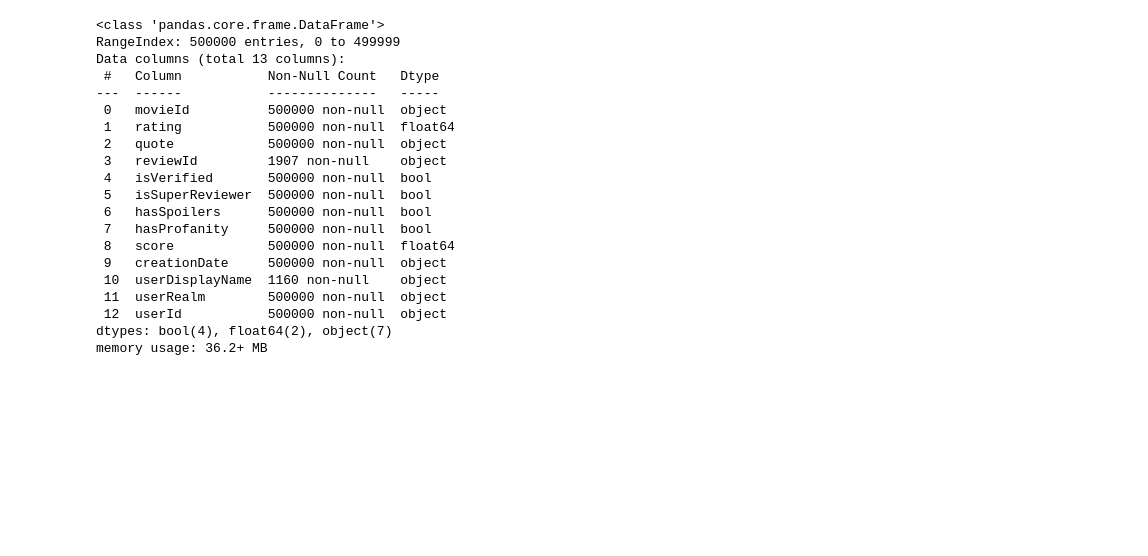
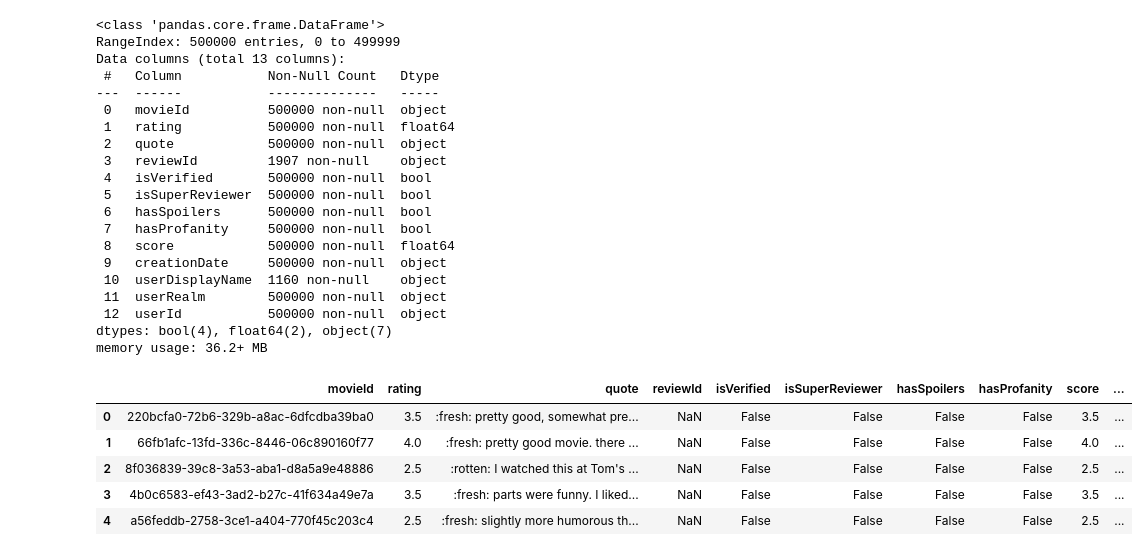
Before and after one commit to chingu-voyages/v51-tier3-team-39, a Jupyter notebook: chingu.ipynb, the cells around one changed output. Drawn from its saved outputs; the diff is of its cells as text; code cells hidden in the pictures; blank space fills up the shorter version.

```diff
--- a/chingu.ipynb
+++ b/chingu.ipynb
@@ -80,3 +163,12 @@ Data columns (total 13 columns):
  12  userId           500000 non-null  object
 dtypes: bool(4), float64(2), object(7)
 memory usage: 36.2+ MB
+# %%
+user_reviews.head()
+# %% [output]
+|  | movieId | rating | quote | reviewId | isVerified | isSuperReviewer | hasSpoilers | hasProfanity | score | ... |
+| 0 | 220bcfa0-72b6-329b-a8ac-6dfcdba39ba0 | 3.5 | :fresh: pretty good, somewhat pre... | NaN | False | False | False | False | 3.5 | ... |
+| 1 | 66fb1afc-13fd-336c-8446-06c890160f77 | 4.0 | :fresh: pretty good movie. there ... | NaN | False | False | False | False | 4.0 | ... |
+| 2 | 8f036839-39c8-3a53-aba1-d8a5a9e48886 | 2.5 | :rotten: I watched this at Tom's ... | NaN | False | False | False | False | 2.5 | ... |
+| 3 | 4b0c6583-ef43-3ad2-b27c-41f634a49e7a | 3.5 | :fresh: parts were funny. I liked... | NaN | False | False | False | False | 3.5 | ... |
+| 4 | a56feddb-2758-3ce1-a404-770f45c203c4 | 2.5 | :fresh: slightly more humorous th... | NaN | False | False | False | False | 2.5 | ... |
```
Also changed, not shown: parts of 9 cells of this notebook.
